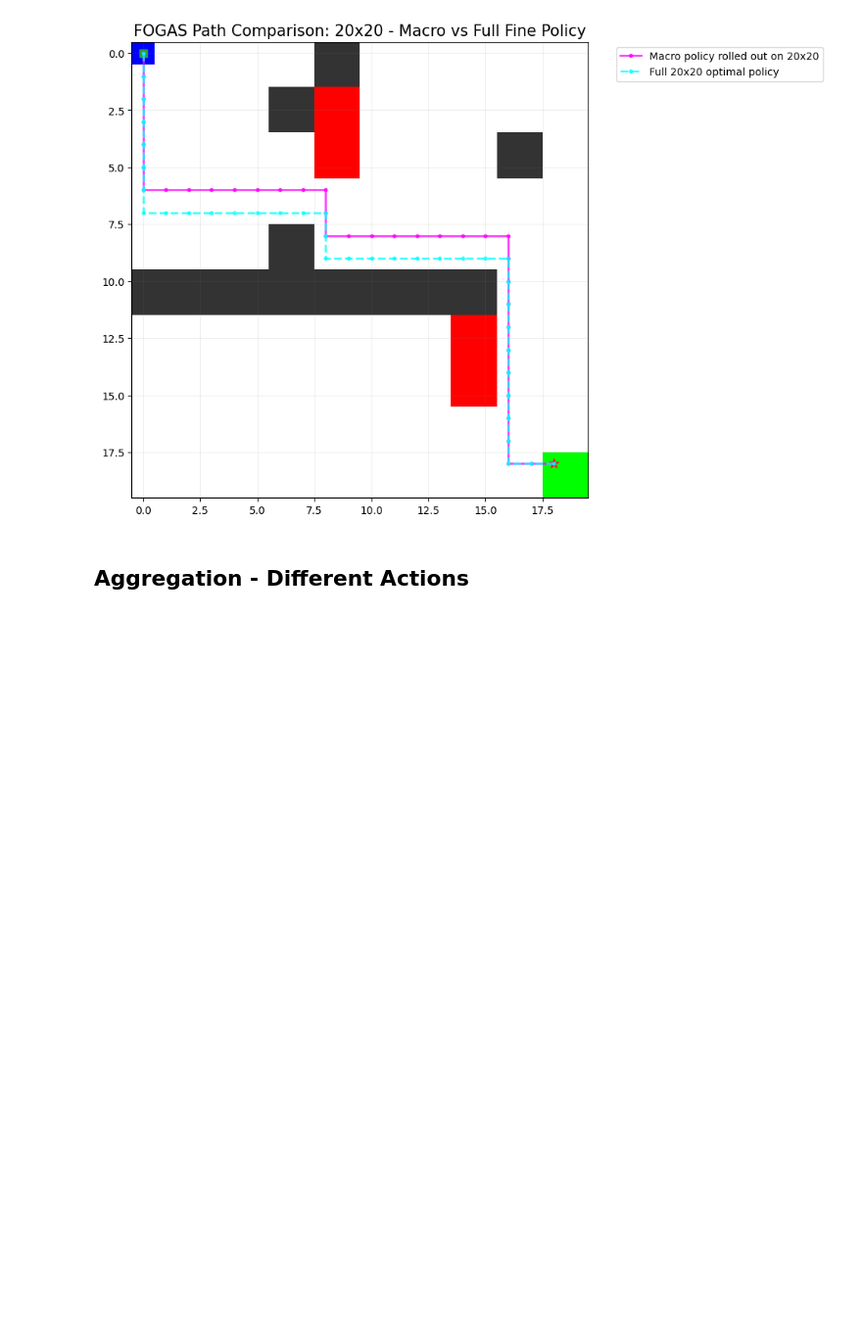
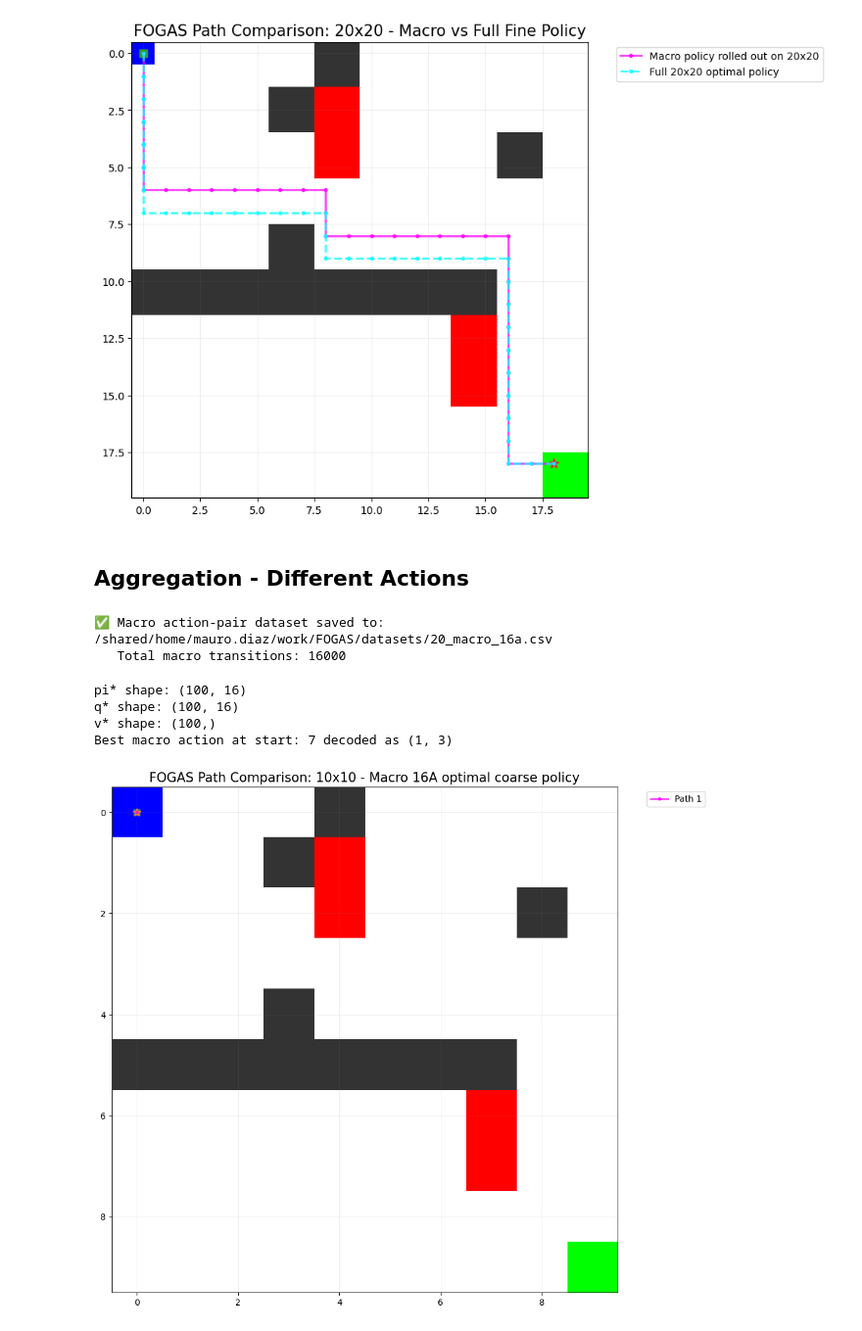
Before and after one commit to maaurod/FOGAS, a Jupyter notebook: testing_vectorized/20grid_diff.ipynb, the cells around one changed output. Shown at 98% size. Drawn from its saved outputs; the diff is of its cells as text; code cells hidden in the pictures; blank space fills up the shorter version.

```diff
--- a/testing_vectorized/20grid_diff.ipynb
+++ b/testing_vectorized/20grid_diff.ipynb
@@ -1426,9 +1427,26 @@ plot_agent_paths_with_labels(
 # %%
 MACRO_DATASET_PATH_16A = DATASET_PATH1.parent / "20_macro_16a.csv"
 
+reset_options1 = {
+    'x0': 0.0,
+    'occupancy': 1.0
+}
+
+# Initialize the collector for the 20x20 grid
+collector1 = EnvDataCollector(
+    mdp=mdp_20,
+    env_name="20grid",
+    restricted_states=mdp_data_20["walls"],
+    reset_probs=reset_options1,
+    max_steps=100
+)
+
+epsilon_policy1 = (mdp_20.pi_star, 0.3)
+
+
 df_macro_16a = collector1.collect_macro_dataset_action_pairs(
     policy=epsilon_policy1,
-    n_macro_steps=8000,
+    n_macro_steps=16000,
     gamma=mdp_data_20["gamma"],
     fine_size=20,
     coarse_size=10,
@@ -1436,4 +1454,7 @@ df_macro_16a = collector1.collect_macro_dataset_action_pairs(
     save_path=str(MACRO_DATASET_PATH_16A),
     verbose=True,
 )
+# %% [output]
+✅ Macro action-pair dataset saved to: /shared/home/mauro.diaz/work/FOGAS/datasets/20_macro_16a.csv
+   Total macro transitions: 16000
 # %%
@@ -1464,10 +1565,14 @@ def decode_macro_action_16(a_macro):
 # %%
+P_macro_16a_analytic = build_macro_transition_matrix_16a_from_fine(
+    mdp_fine=mdp_20,
+    fine_to_coarse_state_fn=fine_to_coarse_state,
+    coarse_size=10,
+    fine_size=20,
+    factor=2,
+    num_fine_actions=4,
+)
+
 num_macro_actions_16 = 16
-P_macro_16a = build_empirical_macro_transition_matrix(
-    df_macro_16a,
-    num_states=size_macro * size_macro,
-    num_actions=num_macro_actions_16,
-)
 
 def phi_macro_16a(x, a):
     s_feat = phi_s_macro(x)
@@ -1493,8 +1598,36 @@ mdp_macro_16a = PolicySolver(
     reward_fn=macro_reward_fn_16a,
     gamma=gamma_macro,
     x0=mdp_data_macro_base["start"],
-    P=P_macro_16a,
+    P=P_macro_16a_analytic,
 )
+# %%
+# Quick sanity checks
+print("pi* shape:", tuple(mdp_macro_16a.pi_star.shape))
+print("q* shape:", tuple(mdp_macro_16a.q_star.shape))
+print("v* shape:", tuple(mdp_macro_16a.v_star.shape))
+
+start_state = mdp_data_macro_base["start"]
+best_a = torch.argmax(mdp_macro_16a.pi_star[start_state]).item()
+print("Best macro action at start:", best_a, "decoded as", decode_macro_action_16(best_a))
+
+# Coarse 10x10 optimal path induced by pi*
+macro_path_10_16a = compute_optimal_path(
+    mdp_macro_16a,
+    mdp_data_macro_base,
+    size=size_macro,
+)
+
+plot_agent_paths_with_labels(
+    grid_10,
+    [macro_path_10_16a],
+    title_suffix="- Macro 16A optimal coarse policy",
+)
+# %% [output]
+pi* shape: (100, 16)
+q* shape: (100, 16)
+v* shape: (100,)
+Best macro action at start: 7 decoded as (1, 3)
+[figure, added]
 # %%
 solver_macro_16a = FOGASSolverVectorized(
     mdp=mdp_macro_16a,
```
Also changed, not shown: parts of 6 cells of this notebook, 2 other files.
